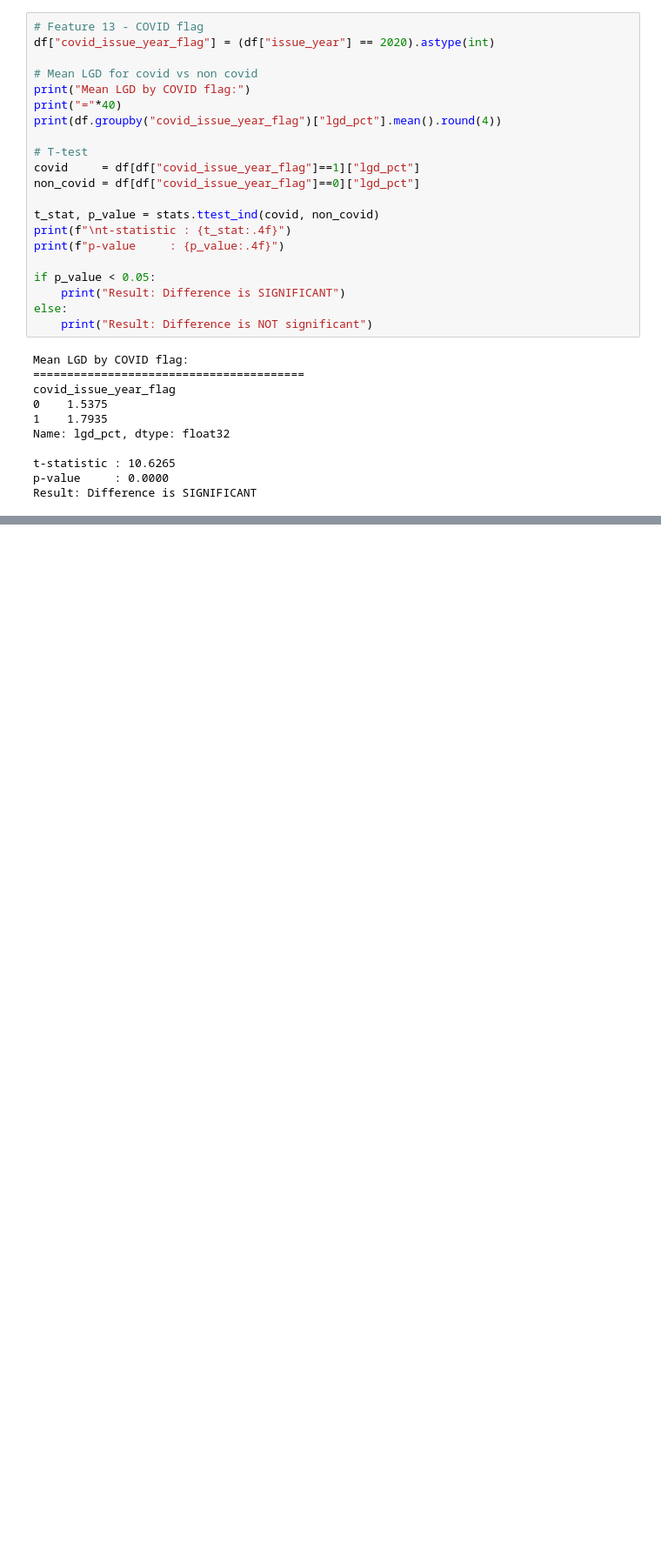
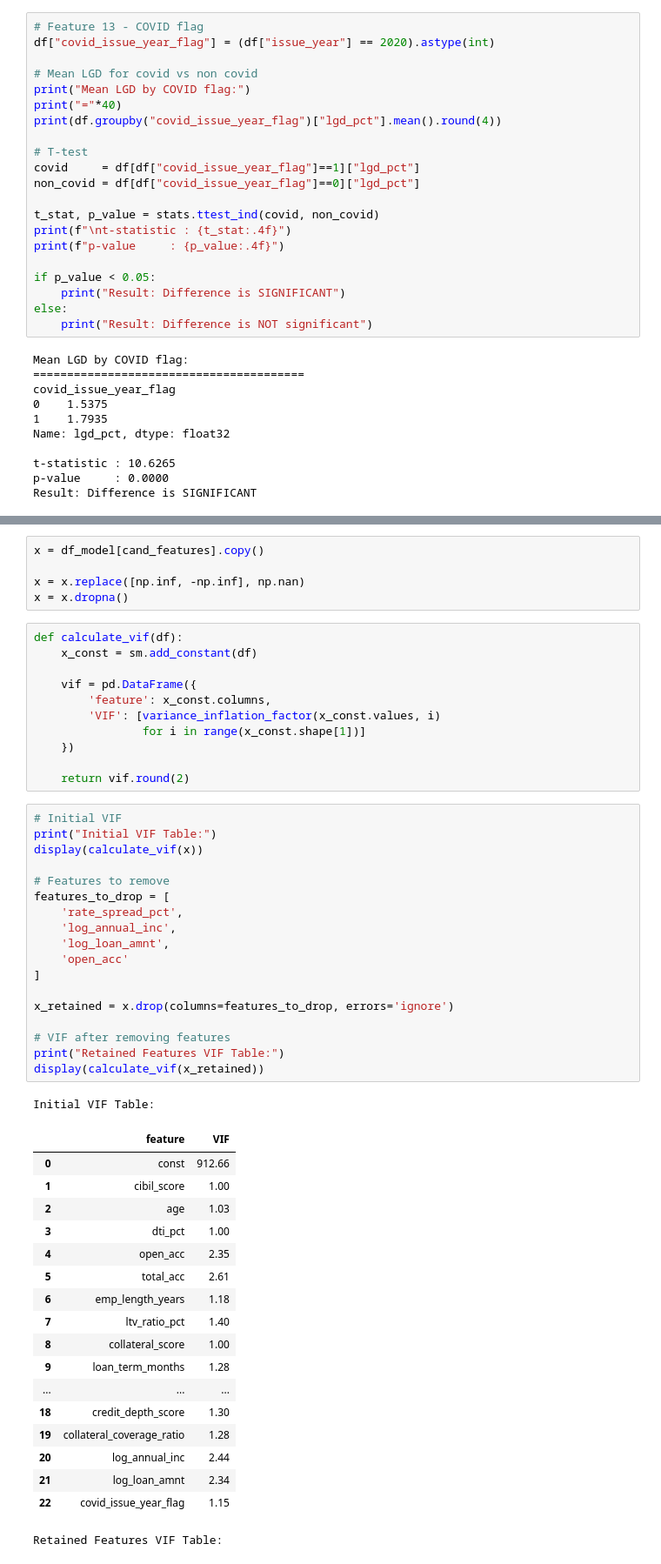
Before and after one commit to Omkar210/Credit-Risk-Analytics-and-NPA-Prediction, a Jupyter notebook: capstone_perform.ipynb, the cells around one changed output, grey strips where cells are left out. Shown at 87% size. Cells and saved outputs as stored; diff of their text form; blank space fills up the shorter version.

```diff
--- a/capstone_perform.ipynb
+++ b/capstone_perform.ipynb
@@ -734,0 +756,54 @@ Result: Difference is SIGNIFICANT
+# %%
+x = df_model[cand_features].copy()
+
+x = x.replace([np.inf, -np.inf], np.nan)
+x = x.dropna()
+# %%
+def calculate_vif(df):
+    x_const = sm.add_constant(df)
+
+    vif = pd.DataFrame({
+        'feature': x_const.columns,
+        'VIF': [variance_inflation_factor(x_const.values, i)
+                for i in range(x_const.shape[1])]
+    })
+
+    return vif.round(2)
+# %%
+# Initial VIF
+print("Initial VIF Table:")
+display(calculate_vif(x))
+
+# Features to remove
+features_to_drop = [
+    'rate_spread_pct',
+    'log_annual_inc',
+    'log_loan_amnt',
+    'open_acc'
+]
+
+x_retained = x.drop(columns=features_to_drop, errors='ignore')
+
+# VIF after removing features
+print("Retained Features VIF Table:")
+display(calculate_vif(x_retained))
+# %% [output]
+Initial VIF Table:
+|  | feature | VIF |
+| 0 | const | 912.66 |
+| 1 | cibil_score | 1.00 |
+| 2 | age | 1.03 |
+| 3 | dti_pct | 1.00 |
+| 4 | open_acc | 2.35 |
+| 5 | total_acc | 2.61 |
+| 6 | emp_length_years | 1.18 |
+| 7 | ltv_ratio_pct | 1.40 |
+| 8 | collateral_score | 1.00 |
+| 9 | loan_term_months | 1.28 |
+| ... | ... | ... |
+| 18 | credit_depth_score | 1.30 |
+| 19 | collateral_coverage_ratio | 1.28 |
+| 20 | log_annual_inc | 2.44 |
+| 21 | log_loan_amnt | 2.34 |
+| 22 | covid_issue_year_flag | 1.15 |
+Retained Features VIF Table:
```
Also changed, not shown: parts of 7 cells of this notebook.
